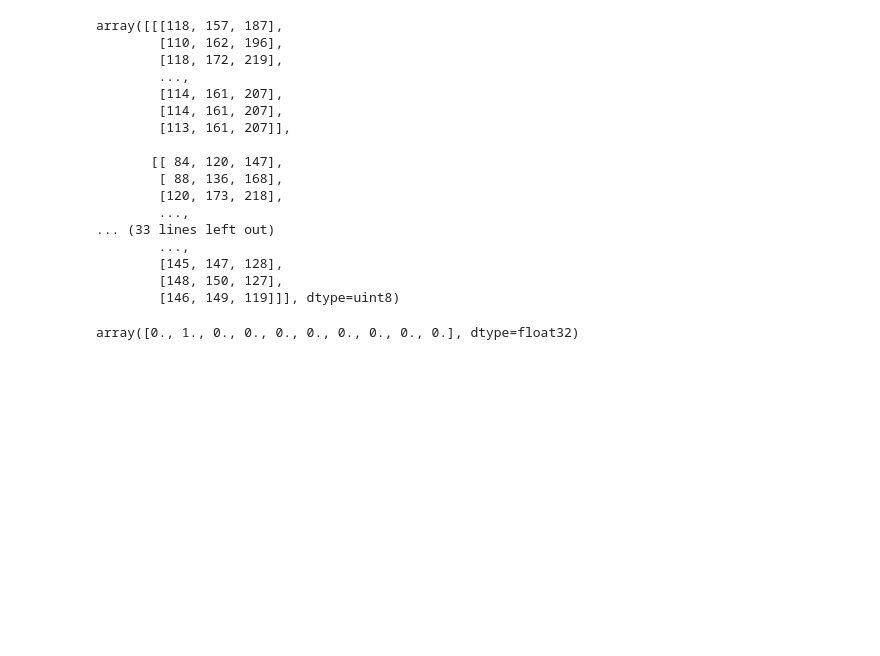
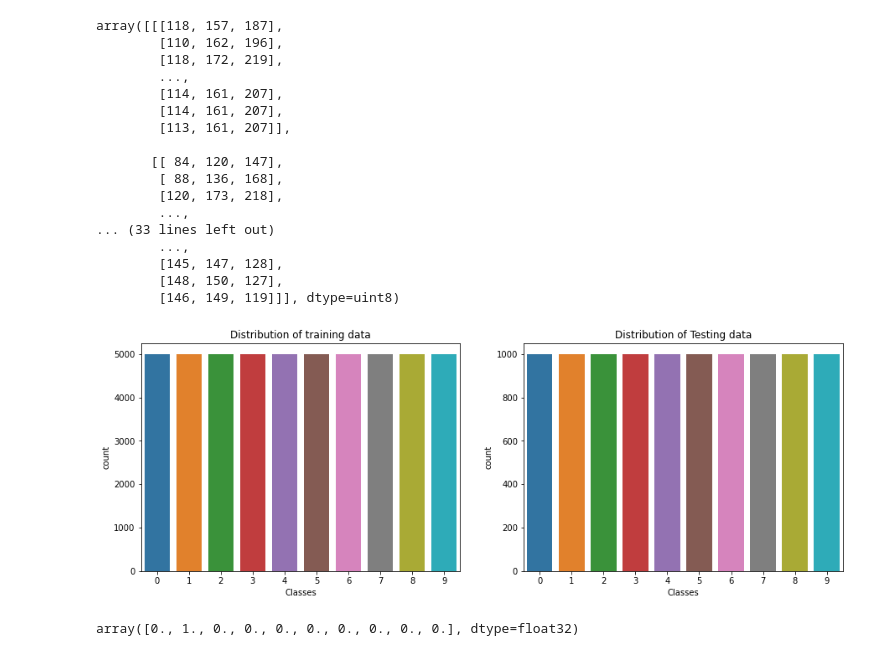
Before and after one commit to amanm96/cifar10-with-CNN, a Jupyter notebook: cifar-10.ipynb, the cells around one changed output. Saved outputs shown, nothing was run; the diff lists cells and outputs as text; code cells hidden in the pictures; blank space fills up the shorter version.

```diff
--- a/cifar-10.ipynb
+++ b/cifar-10.ipynb
@@ -42,6 +45,19 @@ array([[[118, 157, 187],
         [145, 147, 128],
         [148, 150, 127],
         [146, 149, 119]]], dtype=uint8)
+# %%
+fig, axs = plt.subplots(1,2,figsize=(15,5))
+# Count plot for training set
+sns.countplot(y_train.ravel(), ax=axs[0])
+axs[0].set_title('Distribution of training data')
+axs[0].set_xlabel('Classes')
+# Count plot for testing set
+sns.countplot(y_test.ravel(), ax=axs[1])
+axs[1].set_title('Distribution of Testing data')
+axs[1].set_xlabel('Classes')
+plt.show()
+# %% [output]
+[figure, added]
 # %%
 from tensorflow.keras.utils import to_categorical
 # %%
```
Also changed, not shown: parts of 2 cells of this notebook.
